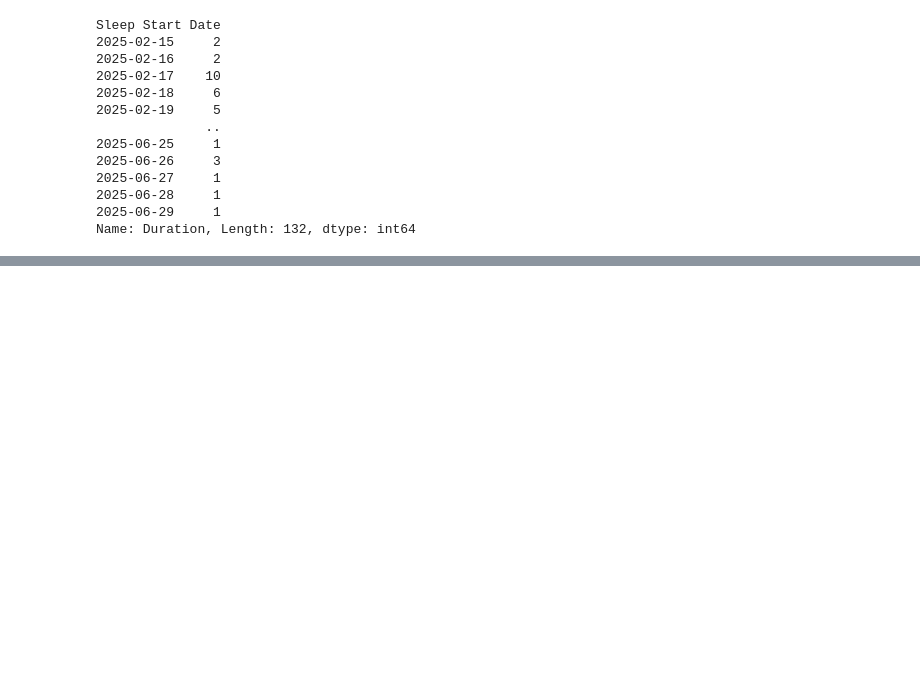
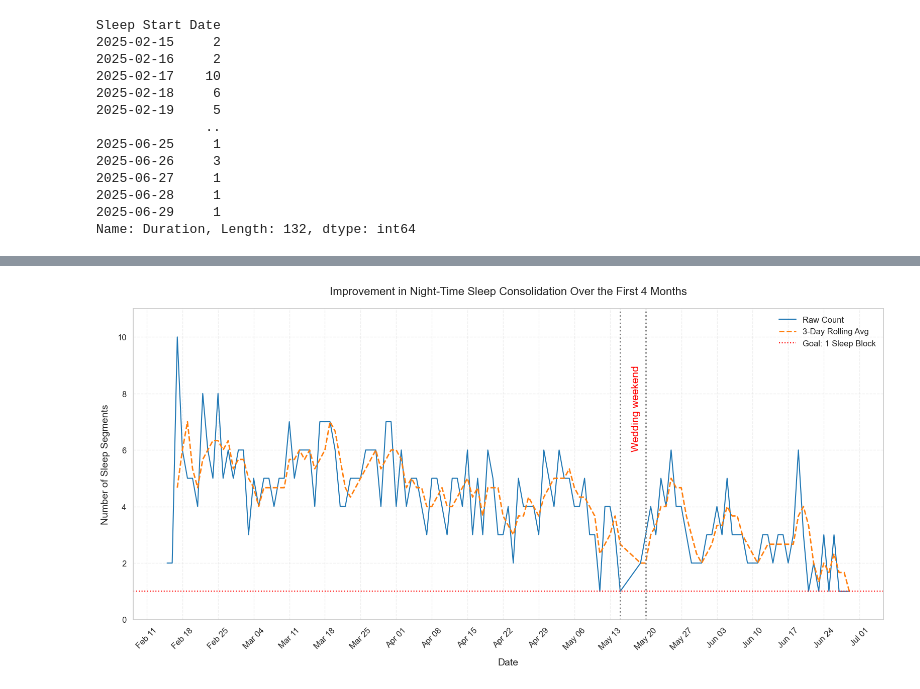
Before and after one commit to trow-land/Data-Science, a Jupyter notebook: Baby Progress/baby_data_analysis.ipynb, the cells around one changed output, grey strips where cells are left out. Cells and saved outputs as stored; diff of their text form; code cells hidden in the pictures; blank space fills up the shorter version.

```diff
--- a/Baby Progress/baby_data_analysis.ipynb
+++ b/Baby Progress/baby_data_analysis.ipynb
@@ -372,0 +377,55 @@ Text(0.5, 1.0, 'Number of individual sleeps per night')
+# %%
+import matplotlib.pyplot as plt
+import matplotlib.dates as mdates
+import seaborn as sns
+
+# Optional: apply seaborn styling
+sns.set(style="whitegrid", palette="muted", font_scale=1.2)
+
+# Optional: rolling average for smoother trend
+grouped_night_sleeps_count['Rolling_3'] = grouped_night_sleeps_count['Sleeps'].rolling(window=3).mean()
+
+# Create the figure
+plt.figure(figsize=(16, 8))
+
+# Plot original data
+plt.plot(grouped_night_sleeps_count['Sleep Start Date'], grouped_night_sleeps_count['Sleeps'],
+         label="Raw Count", color='#1f77b4', linewidth=1.5)
+
+# Plot rolling average
+plt.plot(grouped_night_sleeps_count['Sleep Start Date'], grouped_night_sleeps_count['Rolling_3'],
+         label="3-Day Rolling Avg", color='#ff7f0e', linestyle='--', linewidth=2)
+
+# Optional: add goal/reference line
+plt.axhline(y=1, color='red', linestyle=':', linewidth=1.5, label='Goal: 1 Sleep Block')
+
+# Title and axis labels
+plt.title("Improvement in Night-Time Sleep Consolidation Over the First 4 Months", fontsize=16, pad=20)
+plt.xlabel("Date", fontsize=14, labelpad=10)
+plt.ylabel("Number of Sleep Segments", fontsize=14, labelpad=10)
+
+# Format x-axis ticks
+plt.xticks(rotation=45, fontsize=12)
+plt.yticks(fontsize=12)
+plt.ylim(0, 11)
+
+plt.axvline(pd.to_datetime('2025-05-15'), color='grey', linestyle=':', linewidth=2)
+plt.text(pd.to_datetime('2025-05-15'), 9, '\nWedding weekend',
+         rotation=90, verticalalignment='top', fontsize=15, color='red')
+plt.axvline(pd.to_datetime('2025-05-20'), color='grey', linestyle=':', linewidth=2)
+
+# Format date ticks
+plt.gca().xaxis.set_major_formatter(mdates.DateFormatter('%b %d'))
+plt.gca().xaxis.set_major_locator(mdates.WeekdayLocator(interval=7))
+
+# Grid and legend
+plt.grid(visible=True, linestyle='--', alpha=0.3)
+plt.legend(frameon=False, fontsize=12, loc='upper right')
+
+# Optional: save the figure
+# plt.savefig("night_sleep_consolidation.png", dpi=300, bbox_inches='tight')
+
+plt.tight_layout()
+plt.show()
+# %% [output]
+[figure, added]
```
Also changed, not shown: parts of 7 cells of this notebook.
